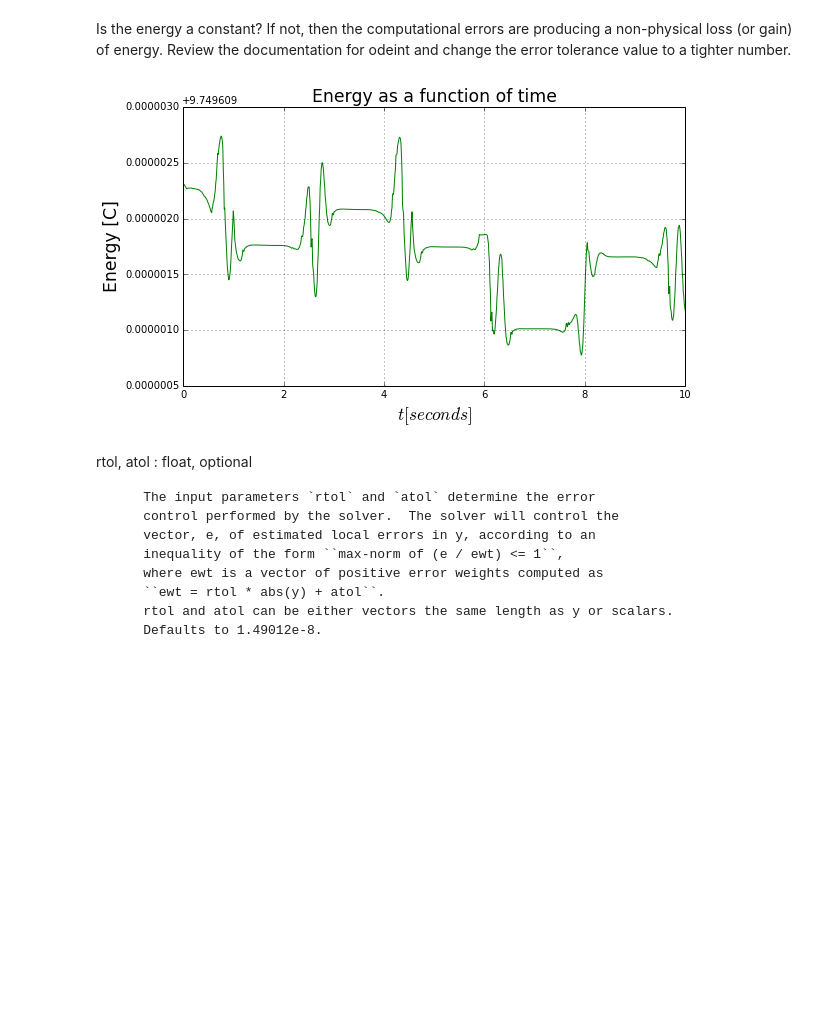
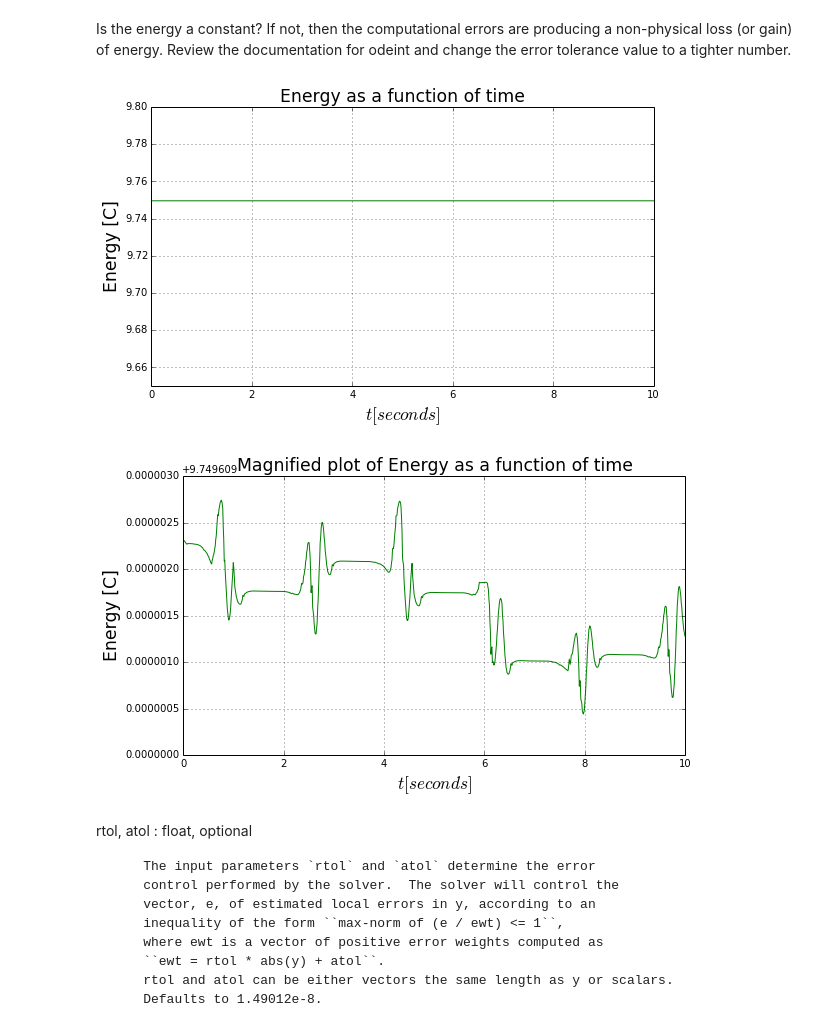
Before and after one commit to joknowle/PHYS202-S14, a Jupyter notebook: SciPy/ODEExercises.ipynb, the cells around one changed output. Cells and saved outputs as stored; diff of their text form; code cells hidden in the pictures; blank space fills up the shorter version.

```diff
--- a/SciPy/ODEExercises.ipynb
+++ b/SciPy/ODEExercises.ipynb
@@ -155,19 +167,32 @@ Is the energy a constant? If not, then the computational errors are producing a
 # %%
 plt.figure(figsize=(9, 5), dpi=180)
 plt.subplot(1, 1, 1)
+plt.ylim(9.65, 9.8)
 
 E_m = g * ell * (1. - np.cos(theta[:,0])) + .5 * ell**2.0 * (theta[:,1])**2.0
 theta = odeint(deriv1, theta_init, t, args=(g, ell))
 
 plt.grid()
 plt.plot(t, E_m, 'g')
 plt.xlabel(r'$t [seconds]$', fontsize='xx-large')
 plt.ylabel(r'Energy [C]', fontsize='xx-large')
 plt.title('Energy as a function of time', fontsize='xx-large')
 
 plt.show()
+
+
+plt.figure(figsize=(9, 5), dpi=180)
+plt.subplot(1, 1, 1)
+plt.grid()
+plt.plot(t, E_m, 'g')
+plt.xlabel(r'$t [seconds]$', fontsize='xx-large')
+plt.ylabel(r'Energy [C]', fontsize='xx-large')
+plt.title('Magnified plot of Energy as a function of time', fontsize='xx-large')
+
+plt.show()
 # %% [output]
-[figure, old version]
+[figure, new version]
+[figure, added]
 # %% [markdown]
 rtol, atol : float, optional
 
```
Also changed, not shown: parts of 11 cells of this notebook, 4 other files.
